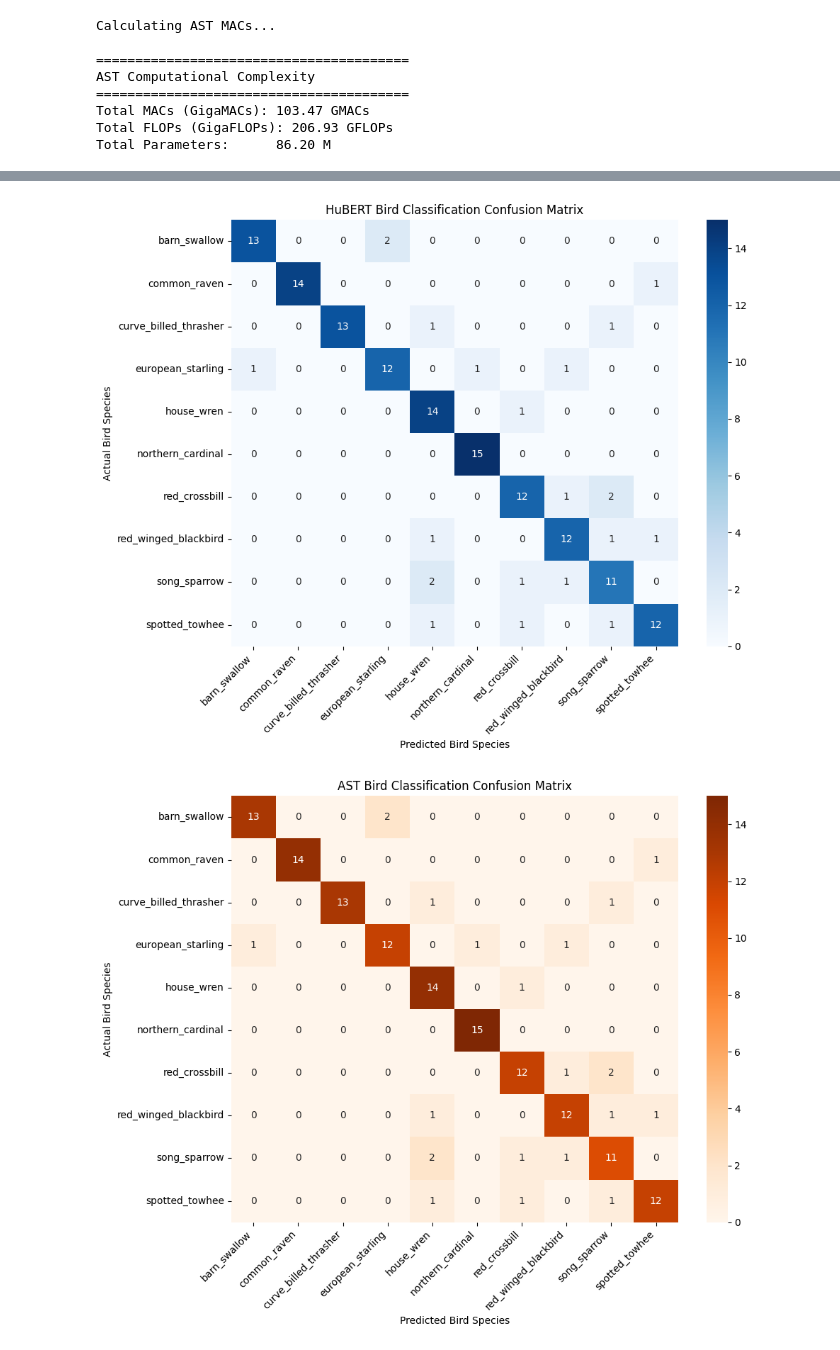
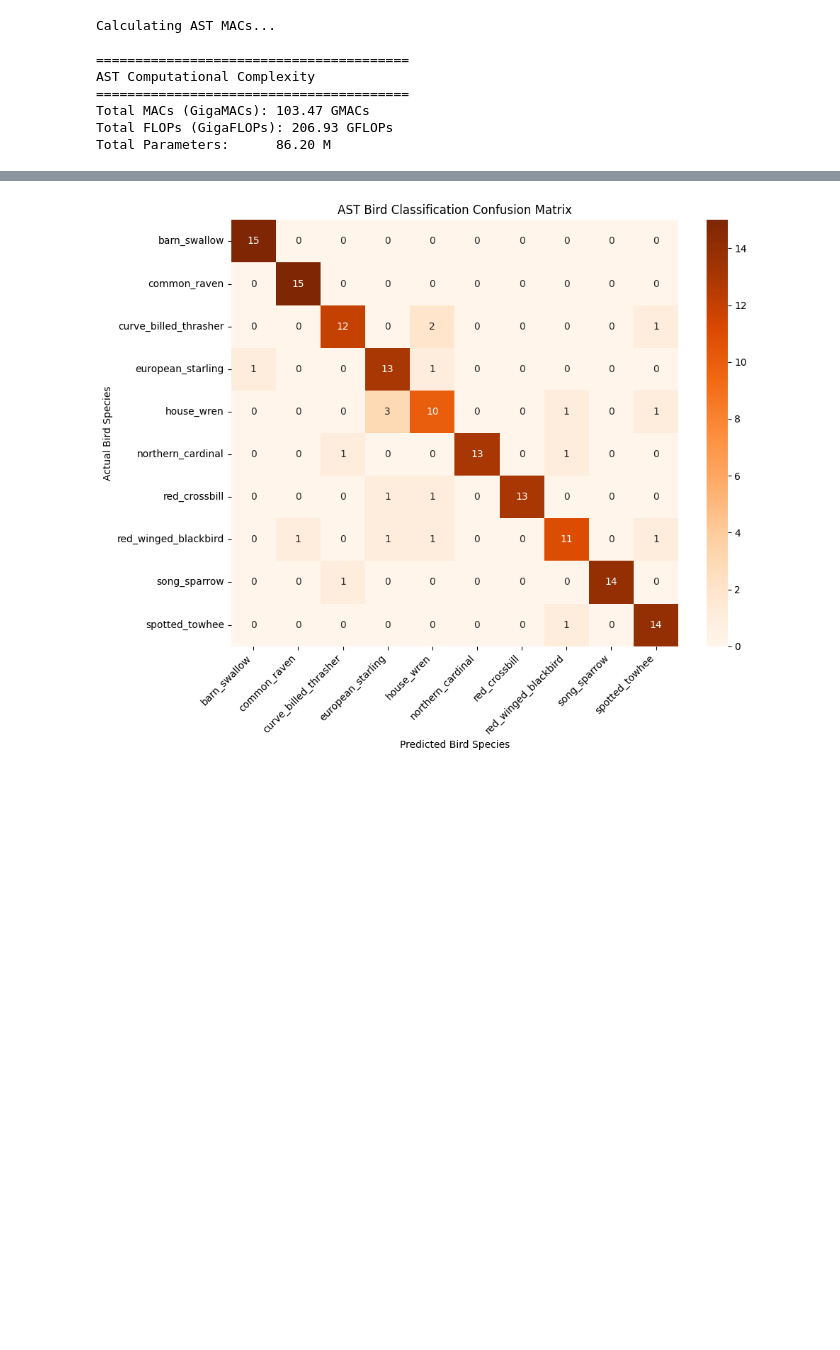
Before and after one commit to ttn64681/Bird-Audio-Classification, a Jupyter notebook: ast_v2.ipynb, the cells around one changed output, grey strips where cells are left out. Drawn from its saved outputs; the diff is of its cells as text; code cells hidden in the pictures; blank space fills up the shorter version.

```diff
--- a/ast_v2.ipynb
+++ b/ast_v2.ipynb
@@ -211,8 +277,3 @@ Processing validation subset (Randomized)...
 Processing test subset (Randomized)...
 Success! Large AST dataset saved to: /content/drive/MyDrive/HuBERT_Thai/ast_bird_datasets_large_official
 Success! Small AST dataset saved to: /content/drive/MyDrive/HuBERT_Thai/ast_bird_datasets_small_official
-# %%
-LARGE_SAVE_PATH = '/content/drive/MyDrive/HuBERT_Thai/ast_bird_datasets_large_official'
-SMALL_SAVE_PATH = '/content/drive/MyDrive/HuBERT_Thai/ast_bird_datasets_small_official'
-DATASET_PATH = SMALL_SAVE_PATH
-print(os.listdir(DATASET_PATH))
@@ -316,32 +438,34 @@ print("Cleared GPU memory for fine-tuning!")
 # %% [output]
 Cleared GPU memory for fine-tuning!
 # %%
-# ── Fine-Tuning AST ──────────────────────────────────────────────────
+# ── Setup Fine-Tuning AST ──────────────────────────────────────────────────
 model = ASTForAudioClassification.from_pretrained(
     MODEL_CHECKPOINT,
     num_labels=10,
     ignore_mismatched_sizes=True # Required for AST
 )
 
-train_epochs=10
-lr=2e-5
-train_batch_size=8
-eval_batch_size=16
-
-# Keep these identical to HuBERT for the research comparison
+# Keep identical to HuBERT for research comparison
 training_args = TrainingArguments(
     output_dir="/content/ast_training_checkpoints",
     num_train_epochs=train_epochs,
     learning_rate=lr,
     per_device_train_batch_size=train_batch_size,
     per_device_eval_batch_size=eval_batch_size,
+    gradient_accumulation_steps=grad_accum_steps,
+    weight_decay=wgt_decay,
     seed=42,
     eval_strategy="epoch",
     save_strategy="epoch",
+
+    logging_strategy="epoch", # Log training loss per epoch to match eval table
+
     load_best_model_at_end=True,
     metric_for_best_model="accuracy",
     save_total_limit=1,
     report_to="none",
+    lr_scheduler_type="cosine", # curves lr to 0 (cosine annealing)
+    warmup_steps=0.1, # 10% of training steps used to warm up
 )
 
 trainer_birdclef = Trainer(
@@ -520,42 +645,30 @@ plt.show()
 # %%
 # ── PLOT CONFUSION MATRIX ───────────────────────────────────────────────────
 from sklearn.metrics import confusion_matrix
 
 # Get model's raw predictions on the test dataset
 predictions_output = trainer_birdclef.predict(test_dataset)
 y_pred = np.argmax(predictions_output.predictions, axis=1)
 y_true = predictions_output.label_ids
 
 # label the axes
 unique_labels = sorted(list(set(labels)))
 
 # Calculate the confusion matrix
 cm = confusion_matrix(y_true, y_pred)
 
 # Seaborn plot
 plt.figure(figsize=(10, 8))
-sns.heatmap(cm, annot=True, fmt='d', cmap='Blues', xticklabels=unique_labels, yticklabels=unique_labels)
-plt.title('HuBERT Bird Classification Confusion Matrix')
-plt.xlabel('Predicted Bird Species')
-plt.ylabel('Actual Bird Species')
-plt.xticks(rotation=45, ha='right')
-plt.tight_layout()
-plt.show()
-
-
-cm = confusion_matrix(y_true, y_pred)
-plt.figure(figsize=(10, 8))
 sns.heatmap(cm, annot=True, fmt='d', cmap='Oranges', xticklabels=unique_labels, yticklabels=unique_labels)
 plt.title('AST Bird Classification Confusion Matrix')
 plt.xlabel('Predicted Bird Species')
 plt.ylabel('Actual Bird Species')
 plt.xticks(rotation=45, ha='right')
 plt.tight_layout()
 plt.show()
 # %% [output]
 [interactive output not drawn]
-[figure, old version]
+[figure, new version]
-[figure, removed]
 # %%
 # ── Load Saved AST Model ────────────────────────────
 # run !pip install block
```
Also changed, not shown: parts of 21 cells of this notebook.
